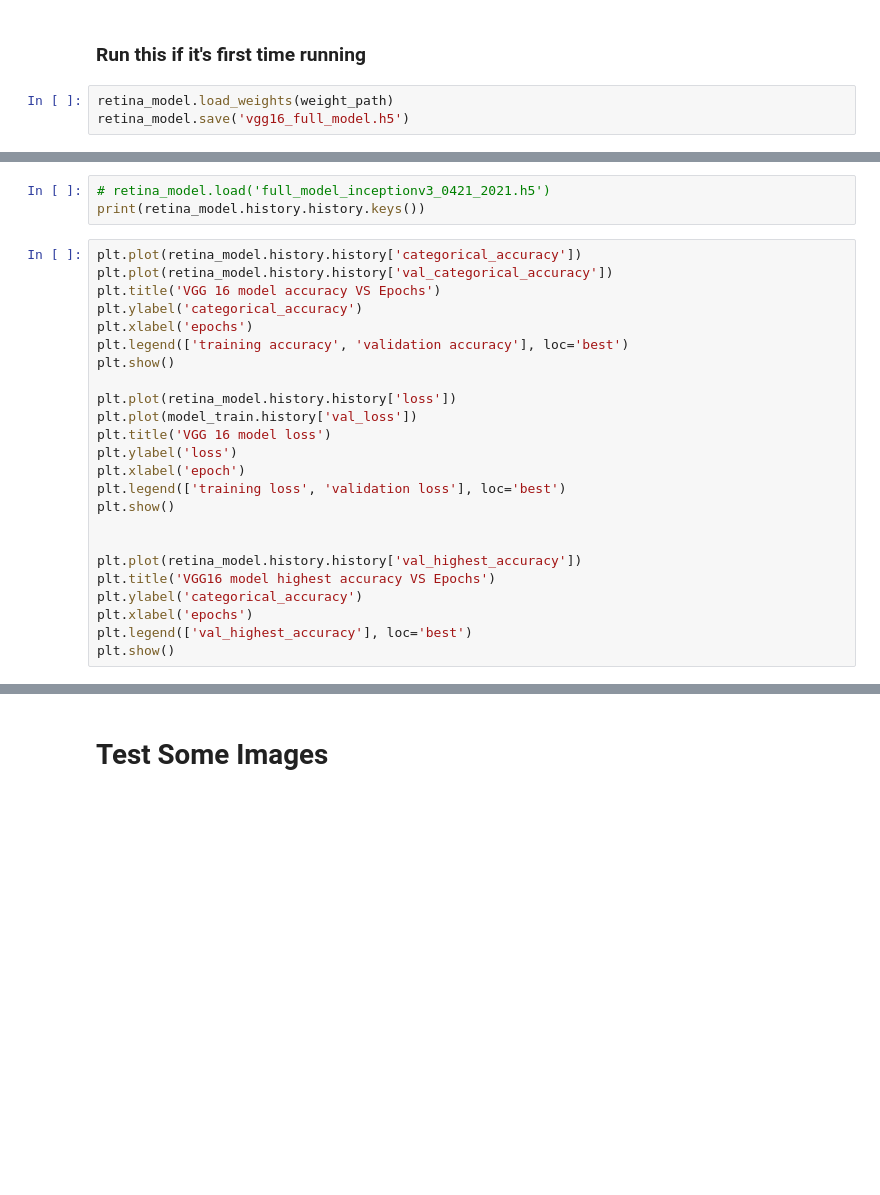
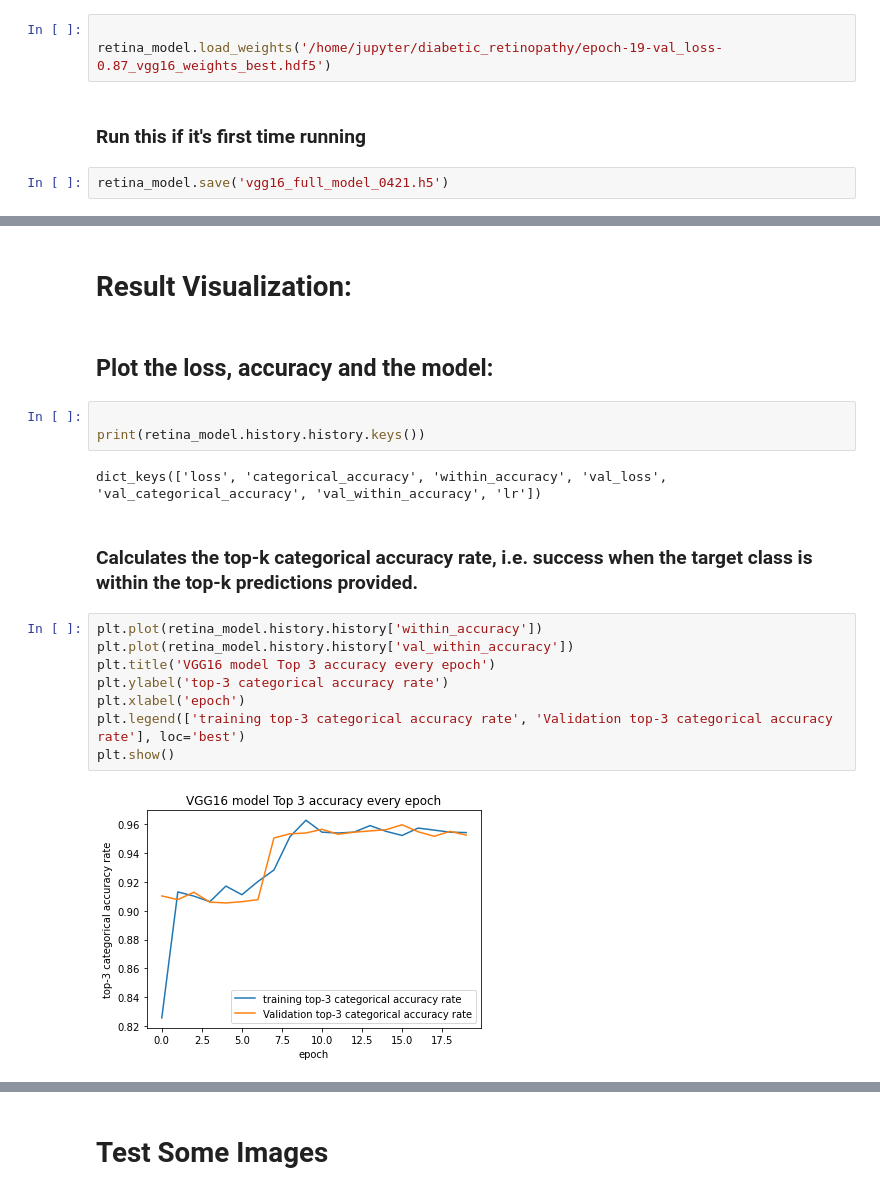
Before and after one commit to CV1430Spring21-Final/APTOS, a Jupyter notebook: VGG16_0421_2021.ipynb, the cells around one changed output, grey strips where cells are left out. Drawn from its saved outputs; the diff is of its cells as text; blank space fills up the shorter version.

```diff
--- a/VGG16_0421_2021.ipynb
+++ b/VGG16_0421_2021.ipynb
@@ -608,5 +610,7 @@ timestamp = time_now.strftime("%m%d%y-%H%M%S")
+# %%
+
+retina_model.load_weights('/home/jupyter/diabetic_retinopathy/epoch-19-val_loss-0.87_vgg16_weights_best.hdf5')
 # %% [markdown]
 ### Run this if it's first time running
 # %%
-retina_model.load_weights(weight_path)
-retina_model.save('vgg16_full_model.h5')
+retina_model.save('vgg16_full_model_0421.h5')
@@ -615,27 +617,21 @@ retina_model.save('vgg16_full_model.h5')
+# %% [markdown]
+# Result Visualization:
+# %% [markdown]
+## Plot the loss, accuracy and the model:
 # %%
-# retina_model.load('full_model_inceptionv3_0421_2021.h5')
+
 print(retina_model.history.history.keys())
+# %% [output]
+dict_keys(['loss', 'categorical_accuracy', 'within_accuracy', 'val_loss', 'val_categorical_accuracy', 'val_within_accuracy', 'lr'])
-# %%
-plt.plot(retina_model.history.history['categorical_accuracy'])
-plt.plot(retina_model.history.history['val_categorical_accuracy'])
-plt.title('VGG 16 model accuracy VS Epochs')
-plt.ylabel('categorical_accuracy')
-plt.xlabel('epochs')
-plt.legend(['training accuracy', 'validation accuracy'], loc='best')
-plt.show()
-
-plt.plot(retina_model.history.history['loss'])
-plt.plot(model_train.history['val_loss'])
-plt.title('VGG 16 model loss')
-plt.ylabel('loss')
-plt.xlabel('epoch')
-plt.legend(['training loss', 'validation loss'], loc='best')
-plt.show()
-
-
-plt.plot(retina_model.history.history['val_highest_accuracy'])
-plt.title('VGG16 model highest accuracy VS Epochs')
-plt.ylabel('categorical_accuracy')
-plt.xlabel('epochs')
-plt.legend(['val_highest_accuracy'], loc='best')
-plt.show()
+# %% [markdown]
+### Calculates the top-k categorical accuracy rate, i.e. success when the target class is within the top-k predictions provided.
+# %%
+plt.plot(retina_model.history.history['within_accuracy'])
+plt.plot(retina_model.history.history['val_within_accuracy'])
+plt.title('VGG16 model Top 3 accuracy every epoch')
+plt.ylabel('top-3 categorical accuracy rate')
+plt.xlabel('epoch')
+plt.legend(['training top-3 categorical accuracy rate', 'Validation top-3 categorical accuracy rate'], loc='best')
+plt.show()
+# %% [output]
+[figure, added]
```
Also changed, not shown: parts of 8 cells of this notebook, 1 other file.
